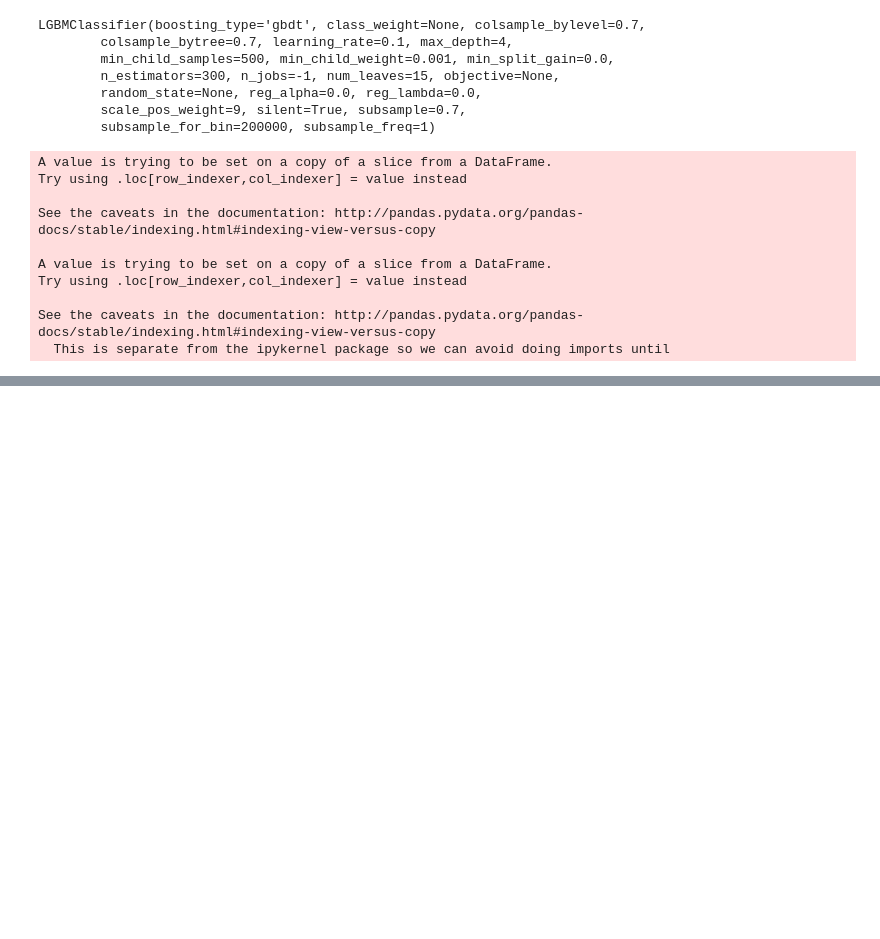
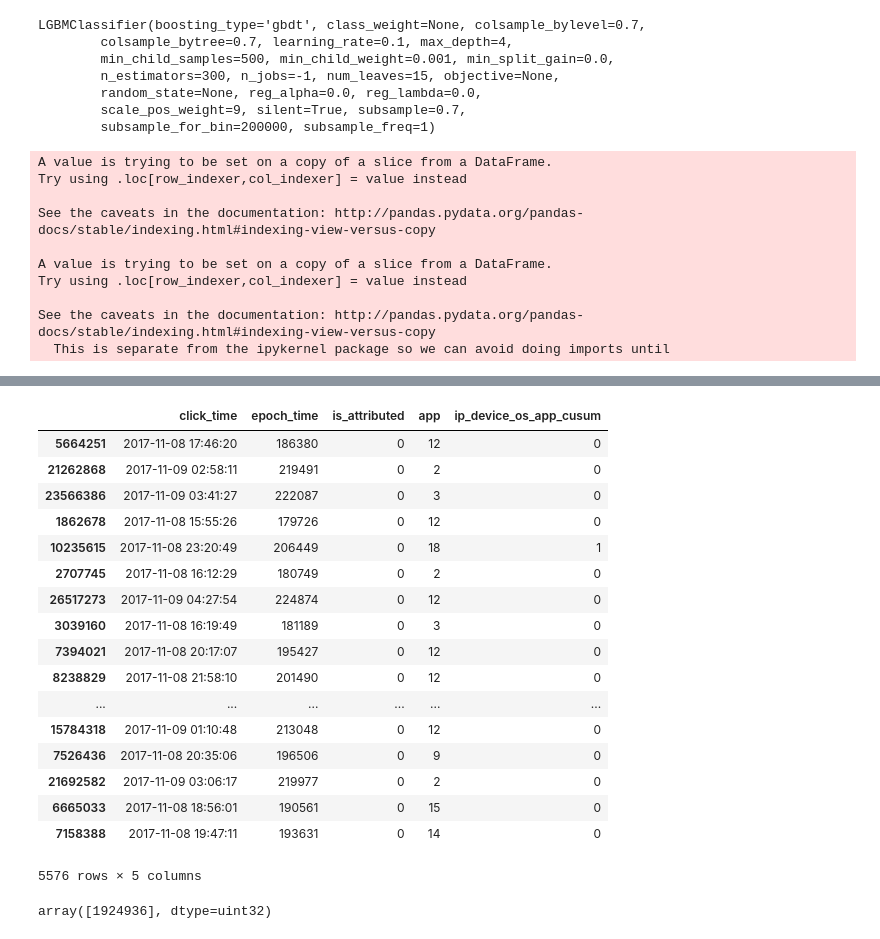
Before and after one commit to mohsinkhn/Talking_data_codes, a Jupyter notebook: LGB_v5.ipynb, the cells around one changed output, grey strips where cells are left out. Saved outputs shown, nothing was run; the diff lists cells and outputs as text; code cells hidden in the pictures; blank space fills up the shorter version.

```diff
--- a/LGB_v5.ipynb
+++ b/LGB_v5.ipynb
@@ -800,0 +1562,25 @@ LGBMClassifier(boosting_type='gbdt', class_weight=None, colsample_bylevel=0.7,
+# %%
+tr.loc[tr.ip_device_os == tr.ip_device_os.sample(1).values[0], ['click_time', 'epoch_time', 'is_attributed', 'app', 'ip_device_os_app_cusum']]
+# %% [output]
+|  | click_time | epoch_time | is_attributed | app | ip_device_os_app_cusum |
+| 5664251 | 2017-11-08 17:46:20 | 186380 | 0 | 12 | 0 |
+| 21262868 | 2017-11-09 02:58:11 | 219491 | 0 | 2 | 0 |
+| 23566386 | 2017-11-09 03:41:27 | 222087 | 0 | 3 | 0 |
+| 1862678 | 2017-11-08 15:55:26 | 179726 | 0 | 12 | 0 |
+| 10235615 | 2017-11-08 23:20:49 | 206449 | 0 | 18 | 1 |
+| 2707745 | 2017-11-08 16:12:29 | 180749 | 0 | 2 | 0 |
+| 26517273 | 2017-11-09 04:27:54 | 224874 | 0 | 12 | 0 |
+| 3039160 | 2017-11-08 16:19:49 | 181189 | 0 | 3 | 0 |
+| 7394021 | 2017-11-08 20:17:07 | 195427 | 0 | 12 | 0 |
+| 8238829 | 2017-11-08 21:58:10 | 201490 | 0 | 12 | 0 |
+| ... | ... | ... | ... | ... | ... |
+| 15784318 | 2017-11-09 01:10:48 | 213048 | 0 | 12 | 0 |
+| 7526436 | 2017-11-08 20:35:06 | 196506 | 0 | 9 | 0 |
+| 21692582 | 2017-11-09 03:06:17 | 219977 | 0 | 2 | 0 |
+| 6665033 | 2017-11-08 18:56:01 | 190561 | 0 | 15 | 0 |
+| 7158388 | 2017-11-08 19:47:11 | 193631 | 0 | 14 | 0 |
+5576 rows × 5 columns
+# %%
+tr.ip_device_os.sample(1).values[0]
+# %% [output]
+array([1924936], dtype=uint32)
```
Also changed, not shown: parts of 71 cells of this notebook, 1 other file.
